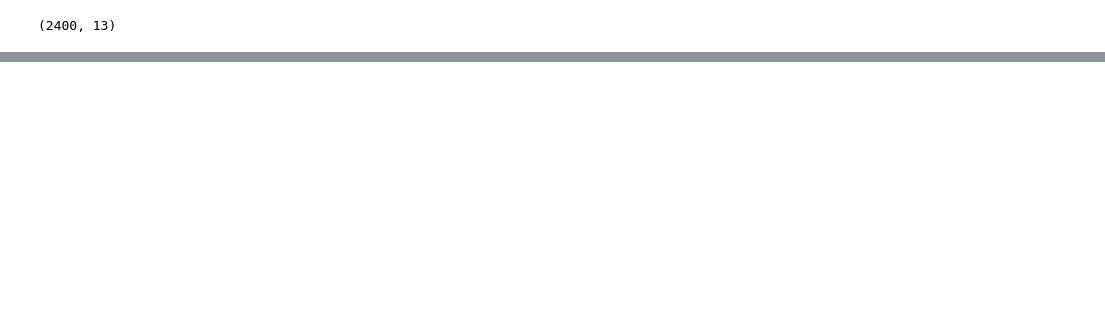
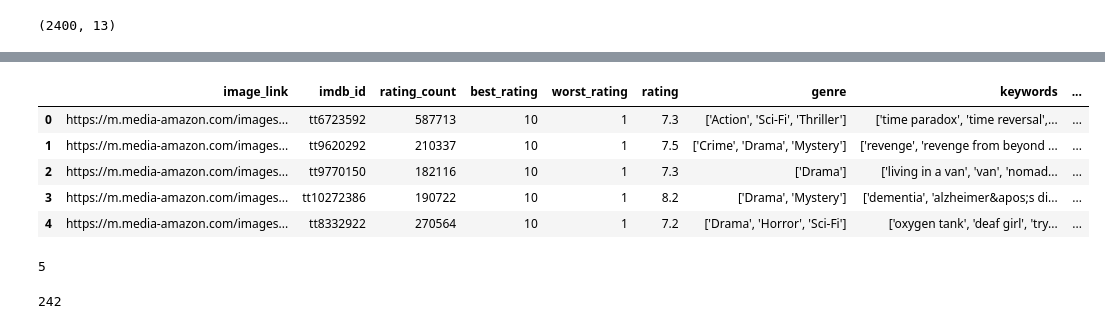
Before and after one commit to HemantRajSingh/MovieMatch, a Jupyter notebook: notebooks/dataset_merge.ipynb, the cells around one changed output, grey strips where cells are left out. Drawn from its saved outputs; the diff is of its cells as text; code cells hidden in the pictures; blank space fills up the shorter version.

```diff
--- a/notebooks/dataset_merge.ipynb
+++ b/notebooks/dataset_merge.ipynb
@@ -47,0 +77,18 @@ df_total.head()
+# %%
+df_missing = pd.read_csv('../data/raw/imdb_movies_detail_500_new.csv')
+df_missing.head()
+# %% [output]
+|  | image_link | imdb_id | rating_count | best_rating | worst_rating | rating | genre | keywords | ... |
+| 0 | https://m.media-amazon.com/images... | tt6723592 | 587713 | 10 | 1 | 7.3 | ['Action', 'Sci-Fi', 'Thriller'] | ['time paradox', 'time reversal',... | ... |
+| 1 | https://m.media-amazon.com/images... | tt9620292 | 210337 | 10 | 1 | 7.5 | ['Crime', 'Drama', 'Mystery'] | ['revenge', 'revenge from beyond ... | ... |
+| 2 | https://m.media-amazon.com/images... | tt9770150 | 182116 | 10 | 1 | 7.3 | ['Drama'] | ['living in a van', 'van', 'nomad... | ... |
+| 3 | https://m.media-amazon.com/images... | tt10272386 | 190722 | 10 | 1 | 8.2 | ['Drama', 'Mystery'] | ['dementia', 'alzheimer&apos;s di... | ... |
+| 4 | https://m.media-amazon.com/images... | tt8332922 | 270564 | 10 | 1 | 7.2 | ['Drama', 'Horror', 'Sci-Fi'] | ['oxygen tank', 'deaf girl', 'try... | ... |
+# %%
+df_missing['summary'].isnull().sum()
+# %% [output]
+5
+# %%
+df_missing['synopsis'].isnull().sum()
+# %% [output]
+242
```
Also changed, not shown: parts of 27 cells of this notebook, 3 other files.
